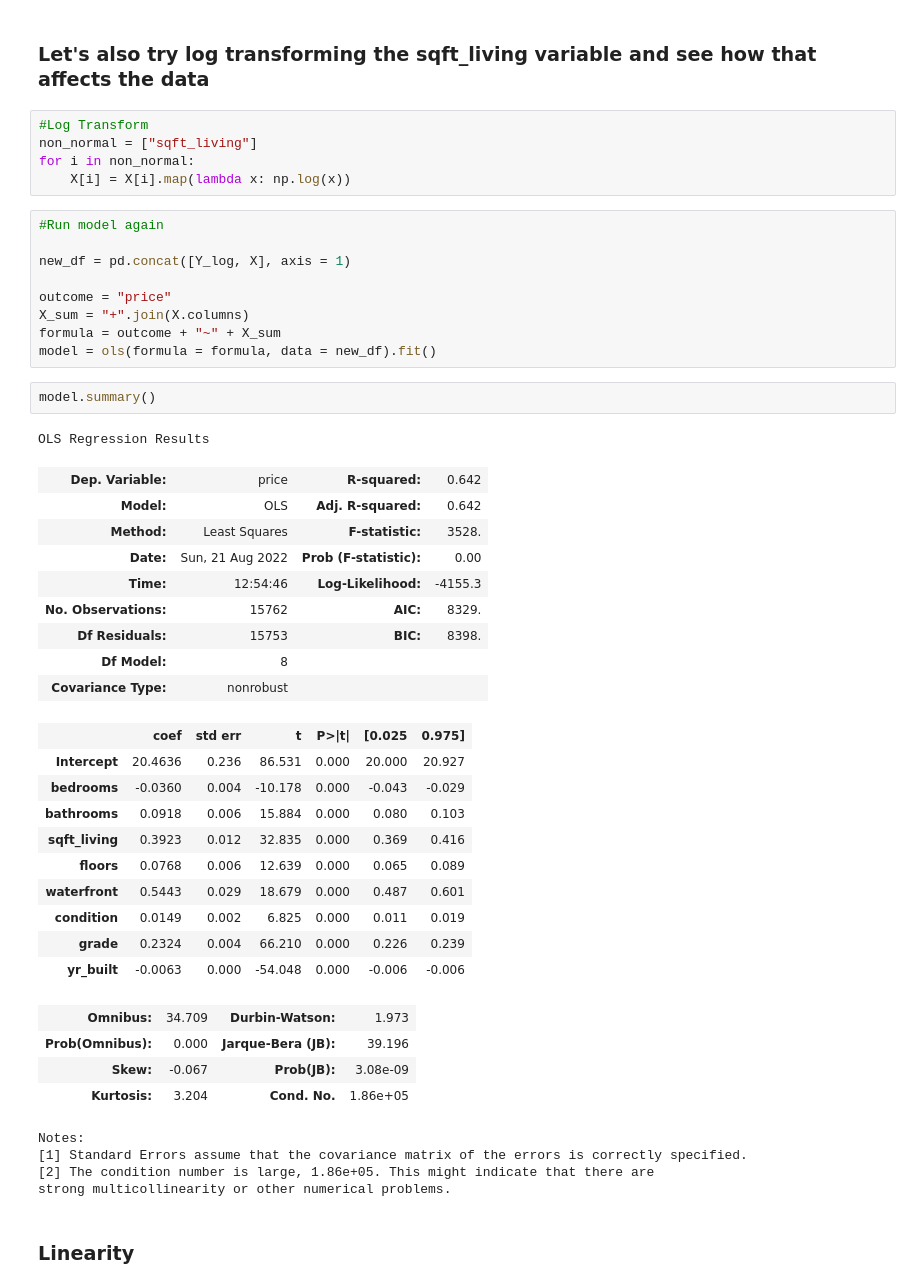
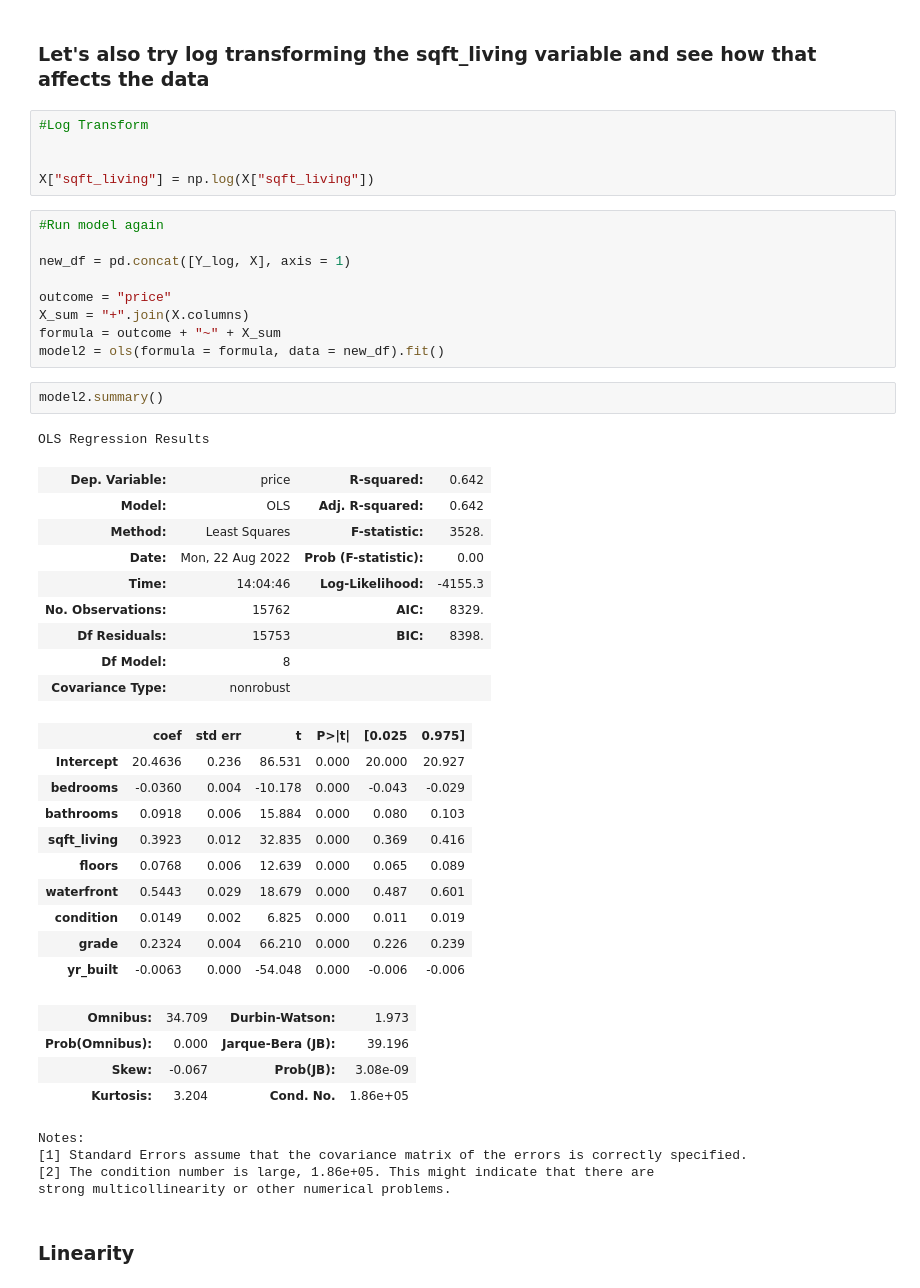
Before and after one commit to aharri123/dsc-phase-2-project-v2-3, a Jupyter notebook: student.ipynb, the cells around one changed output. Cells and saved outputs as stored; diff of their text form.

```diff
--- a/student.ipynb
+++ b/student.ipynb
@@ -670,11 +671,11 @@ After log transforming our price variable we can see that:
 * Multicollinearity (above .70) is not a major issue for our data
 # %% [markdown]
 ### Let's also try log transforming the sqft_living variable  and see how that affects the data
-# %%
-#Log Transform
-non_normal = ["sqft_living"]
-for i in non_normal:
-    X[i] = X[i].map(lambda x: np.log(x))
+# %%
+#Log Transform
+
+
+X["sqft_living"] = np.log(X["sqft_living"])
 # %%
 #Run model again
 
@@ -683,16 +684,16 @@ new_df = pd.concat([Y_log, X], axis = 1)
 outcome = "price"
 X_sum = "+".join(X.columns)
 formula = outcome + "~" + X_sum
-model = ols(formula = formula, data = new_df).fit()
+model2 = ols(formula = formula, data = new_df).fit()
 # %%
-model.summary()
+model2.summary()
 # %% [output]
 OLS Regression Results
 | Dep. Variable: | price | R-squared: | 0.642 |
 | Model: | OLS | Adj. R-squared: | 0.642 |
 | Method: | Least Squares | F-statistic: | 3528. |
-| Date: | Sun, 21 Aug 2022 | Prob (F-statistic): | 0.00 |
-| Time: | 12:54:46 | Log-Likelihood: | -4155.3 |
+| Date: | Mon, 22 Aug 2022 | Prob (F-statistic): | 0.00 |
+| Time: | 14:04:46 | Log-Likelihood: | -4155.3 |
 | No. Observations: | 15762 | AIC: | 8329. |
 | Df Residuals: | 15753 | BIC: | 8398. |
 | Df Model: | 8 |  |  |
```
Also changed, not shown: parts of 64 cells of this notebook.
